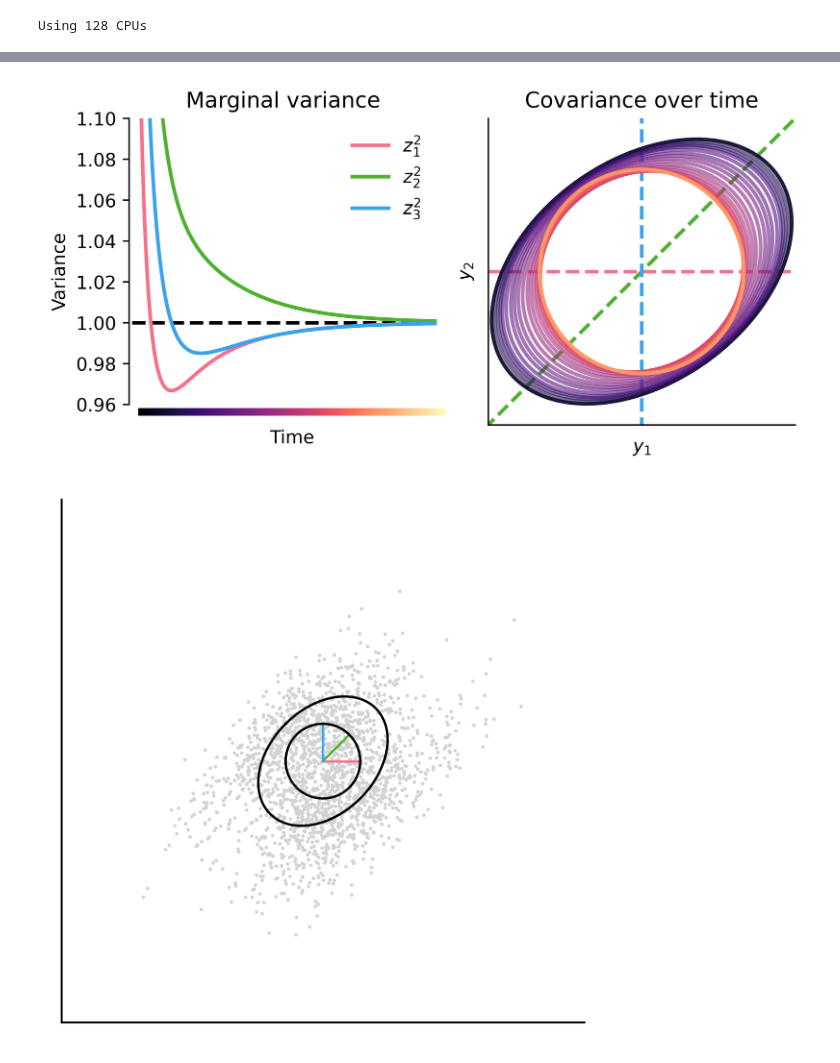
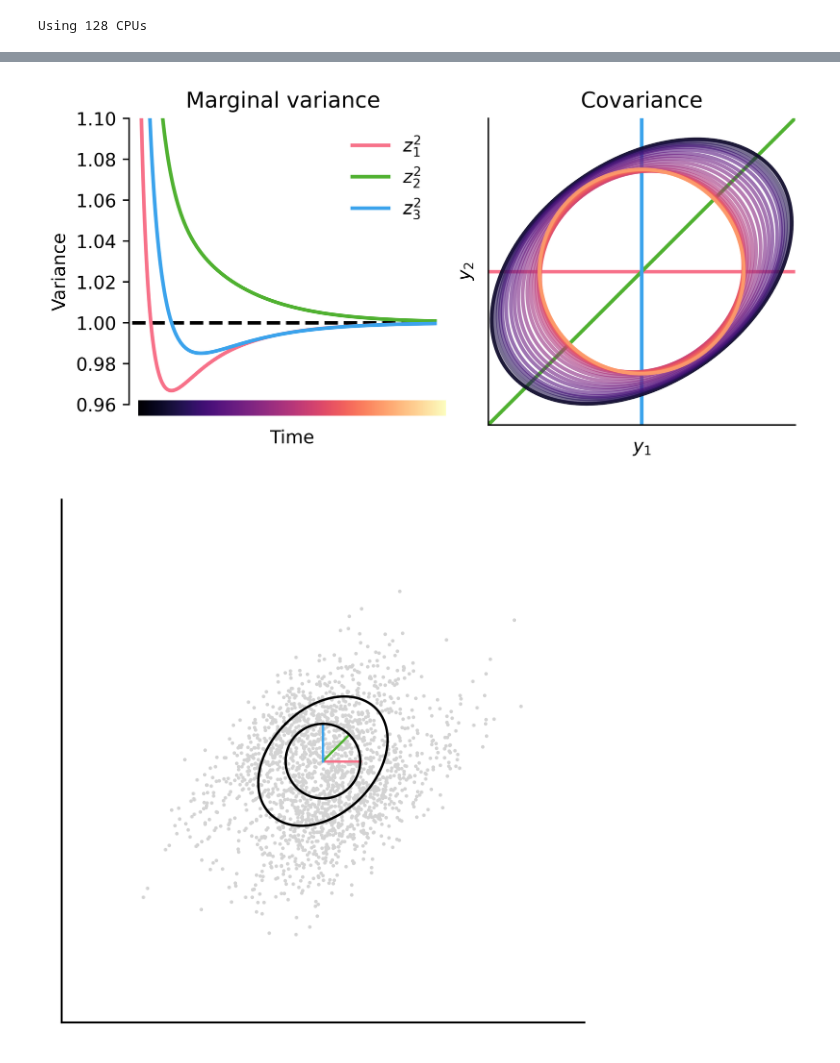
Before and after one commit to lyndond/frame_whitening, a Jupyter notebook: figures/cosyne_poster_figs.ipynb, the cells around one changed output, grey strips where cells are left out. Cells and saved outputs as stored; diff of their text form; code cells hidden in the pictures.

```diff
--- a/figures/cosyne_poster_figs.ipynb
+++ b/figures/cosyne_poster_figs.ipynb
@@ -23,14 +23,15 @@ y = np.array([normalize(np.exp(-x**2 / s0**2) ) for s0 in s])
 # cdf of y
 c = np.cumsum(y, -1)
 
-cols = sns.color_palette('rocket', n_stim)
+cmap = 'mako'
+cols = sns.color_palette(cmap, n_stim)
 
 from mpl_toolkits.axes_grid1.inset_locator import inset_axes
 
-im = plt.imshow(s[:, None], cmap='rocket')
+im = plt.imshow(s[:, None], cmap=cmap)
 
-with sns.plotting_context('paper'):
-    fig, axs = plt.subplots(nrows=2, ncols=2, gridspec_kw={'width_ratios':[1, 2], 'height_ratios':[2,1]}, sharex='col', figsize=(6, 6),dpi=100)
+with sns.plotting_context('paper', font_scale=1.):
+    fig, axs = plt.subplots(nrows=2, ncols=2, gridspec_kw={'width_ratios':[1, 2], 'height_ratios':[2,1]}, sharex='col', figsize=(6, 6),dpi=600)
     for i, (y0, c0) in enumerate(zip(y, c)):
         ystar0 = normalize(y0 * c0)
         ystar0 = normalize(np.exp(-x**2))
@@ -114,13 +115,12 @@ steps = np.logspace(0, np.log10(len(g_all)), 25, dtype=int)
 to_plot = g_all[steps]
 n_steps = len(to_plot)
 
+variances = np.array([compute_variances(g, W, C) for g in g_all])
 # dummy colorbar
 cmap = 'magma'
 fig, ax = plt.subplots(1, 1, dpi=0)
 im = plt.imshow(np.linspace(0, 1, len(variances))[:, None], cmap=cmap)
 plt.close(fig)
-
-variances = np.array([compute_variances(g, W, C) for g in g_all])
 
 cols_frame = sns.color_palette('husl', 3)
 
@@ -130,44 +130,44 @@ fig, ax = plt.subplots(1, 2, dpi=600, figsize=(6, 3), gridspec_kw={'width_ratios
 with sns.plotting_context('paper'):
     for i in range(3):
         ax[0].plot(variances[:,i], color=cols_frame[i], lw=2, label=f'$z_{i+1}^2$')
-cbaxes = inset_axes(ax[0], width="100%", height="2.5%", loc='lower left')
+cbaxes = inset_axes(ax[0], width="100%", height="5%", loc='lower left')
 cb = plt.colorbar(im, cax=cbaxes, orientation='horizontal', ticks=[], label='Time')
 cb.outline.set_edgecolor('none')
 ax[0].legend(loc='upper right', frameon=False)
 ax[0].hlines(1, 0, len(g_all), color='k', lw=2, linestyle='--', zorder=-1)
 ax[0].set(xlim=(-10, len(variances)), xticks=[], ylabel='Variance', ylim=(.95, 1.1), title='Marginal variance')
 sns.despine(ax=ax[0], bottom=True, trim=True)
 
 
 cols_ellipse = sns.color_palette(cmap, int(n_steps*1.2))
 lims = np.array([-3, 3])
 
 # fig, ax = plt.subplots(1, 1)
 from mpl_toolkits.axes_grid1.inset_locator import inset_axes
 
 for i, g in enumerate(to_plot):
     M = get_M(g, W)
     fwplt.plot_ellipse(M@C@M, n_pts=200, color=cols_ellipse[i], alpha=.6, ax=ax[1], lw=2)
 
 # plot axes spanned by frame vectors in W
-def plot_frame(W, x, ax, colors, lw=2):
+def plot_frame(W, x, ax, colors, lw=2, ls='--'):
     N = W.shape[1]
     for i in range(N):
-        ax.plot(x, W[0,i]/(W[1,i]+eps)*x, color=colors[i], lw=lw, ls='--', zorder=-1)
+        ax.plot(x, W[0,i]/(W[1,i]+eps)*x, color=colors[i], lw=lw, ls=ls, zorder=-1)
 
 lims = np.array((-3., 3.))
 x = np.linspace(*(lims*2), 100)
 eps = 1E-6
-plot_frame(W, x, ax[1], colors=cols_frame, lw=2)
+plot_frame(W, x, ax[1], colors=cols_frame, lw=2, ls='-')
 # cbaxes = inset_axes(ax, width="25%", height="5%", loc='lower right')
 # plt.colorbar(im, cax=cbaxes, orientation='horizontal', ticks=[], label='Time')
 ax[1].axis('square')
-ax[1].set(xlim=lims, ylim=lims, xticks=[], yticks=[], title='Covariance over time', ylabel=r'$y_2$', xlabel=r'$y_1$')
+ax[1].set(xlim=lims, ylim=lims, xticks=[], yticks=[], title='Covariance', ylabel=r'$y_2$', xlabel=r'$y_1$')
 # ax[1].axis('off')
 sns.despine(ax=ax[1], )
 fig.tight_layout()
 # %% [output]
-[figure, old version]
+[figure, new version]
 # %%
 import sklearn.datasets
 n_samples = 1000
```
Also changed, not shown: parts of 2 cells of this notebook, 5 other files.
